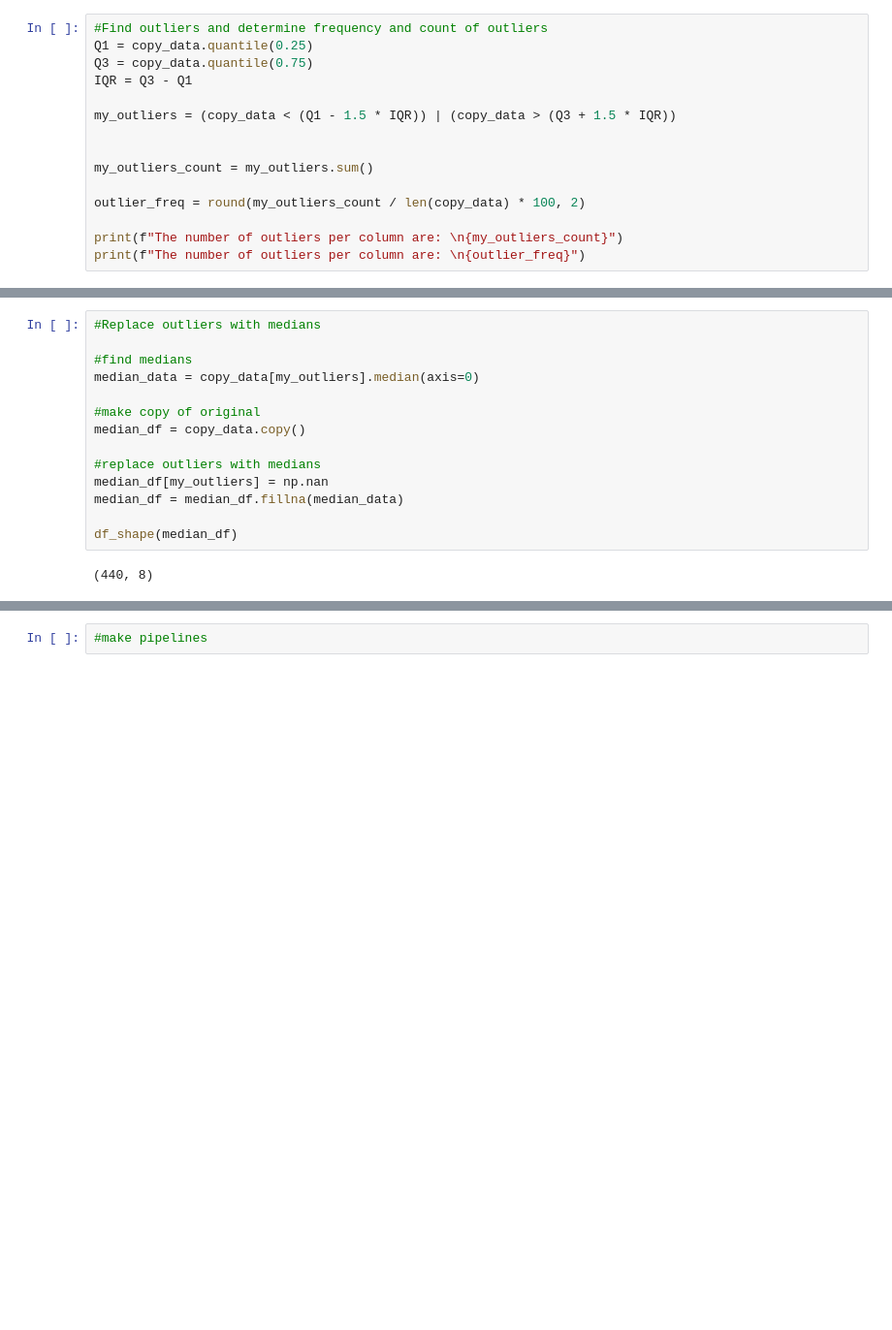
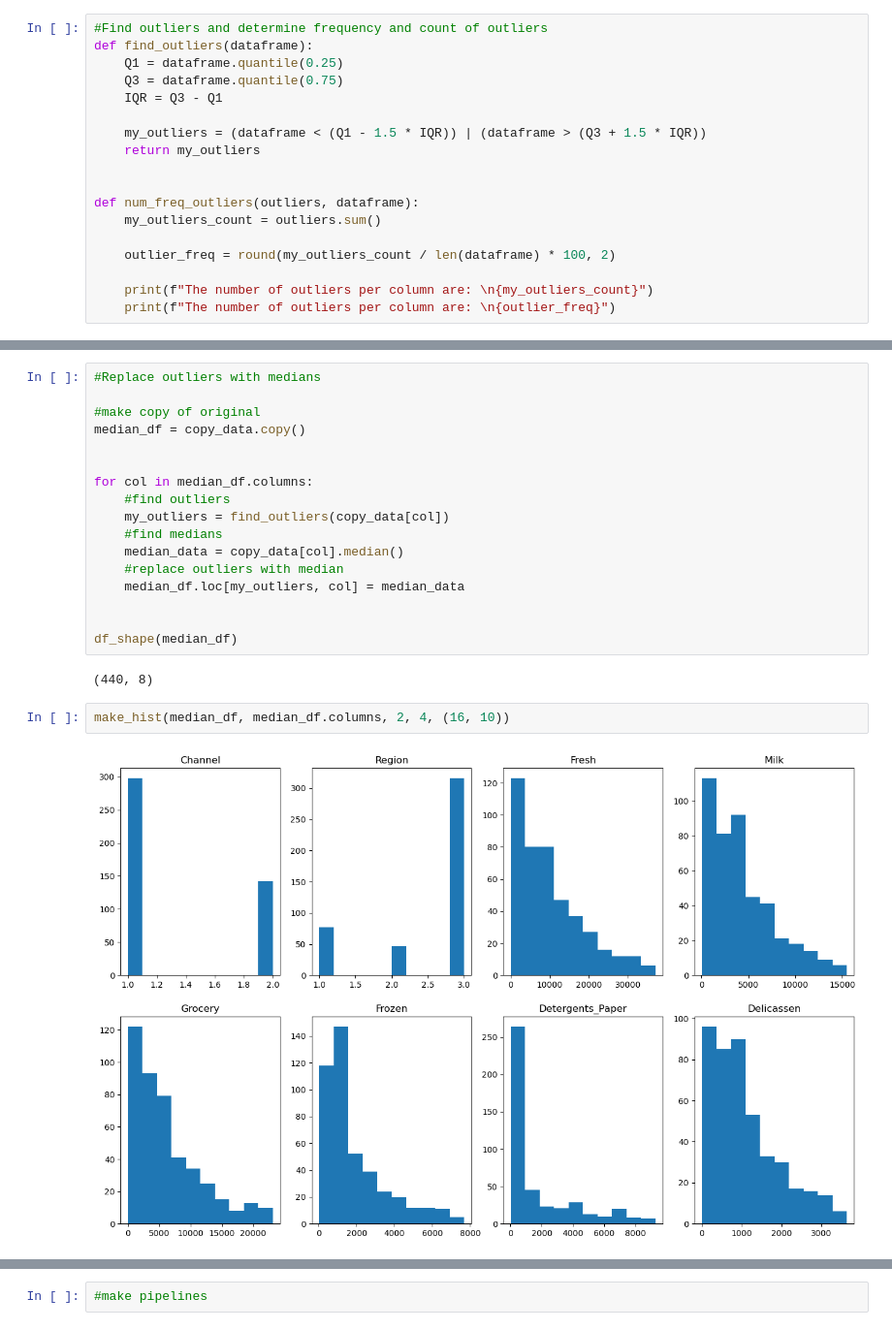
Before and after one commit to SBangarh/ml-project-unsupervised-learning, a Jupyter notebook: Unsupervised Learning - Project.ipynb, the cells around one changed output, grey strips where cells are left out. Shown at 97% size. Saved outputs shown, nothing was run; the diff lists cells and outputs as text; blank space fills up the shorter version.

Commit message:
explored median imputation, dropping outliers

```diff
--- a/Unsupervised Learning - Project.ipynb
+++ b/Unsupervised Learning - Project.ipynb
@@ -256,16 +257,19 @@ sns.pairplot(copy_data)
 [figure]
 # %%
 #Find outliers and determine frequency and count of outliers
-Q1 = copy_data.quantile(0.25)
-Q3 = copy_data.quantile(0.75)
-IQR = Q3 - Q1
+def find_outliers(dataframe):
+    Q1 = dataframe.quantile(0.25)
+    Q3 = dataframe.quantile(0.75)
+    IQR = Q3 - Q1
 
-my_outliers = (copy_data < (Q1 - 1.5 * IQR)) | (copy_data > (Q3 + 1.5 * IQR))
+    my_outliers = (dataframe < (Q1 - 1.5 * IQR)) | (dataframe > (Q3 + 1.5 * IQR))
+    return my_outliers
 
 
-my_outliers_count = my_outliers.sum()
+def num_freq_outliers(outliers, dataframe):
+    my_outliers_count = outliers.sum()
 
-outlier_freq = round(my_outliers_count / len(copy_data) * 100, 2)
+    outlier_freq = round(my_outliers_count / len(dataframe) * 100, 2)
 
-print(f"The number of outliers per column are: \n{my_outliers_count}")
-print(f"The number of outliers per column are: \n{outlier_freq}")
+    print(f"The number of outliers per column are: \n{my_outliers_count}")
+    print(f"The number of outliers per column are: \n{outlier_freq}")
@@ -299,16 +303,23 @@ Also, have imbalanced data for channel and region...
 # %%
 #Replace outliers with medians
-
-#find medians
-median_data = copy_data[my_outliers].median(axis=0)
 
 #make copy of original
 median_df = copy_data.copy()
 
-#replace outliers with medians
-median_df[my_outliers] = np.nan
-median_df = median_df.fillna(median_data)
+
+for col in median_df.columns:
+    #find outliers
+    my_outliers = find_outliers(copy_data[col])
+    #find medians
+    median_data = copy_data[col].median()
+    #replace outliers with median
+    median_df.loc[my_outliers, col] = median_data
+
 
 df_shape(median_df)
 # %% [output]
 (440, 8)
+# %%
+make_hist(median_df, median_df.columns, 2, 4, (16, 10))
+# %% [output]
+[figure, added]
```
Also changed, not shown: parts of 14 cells of this notebook.
